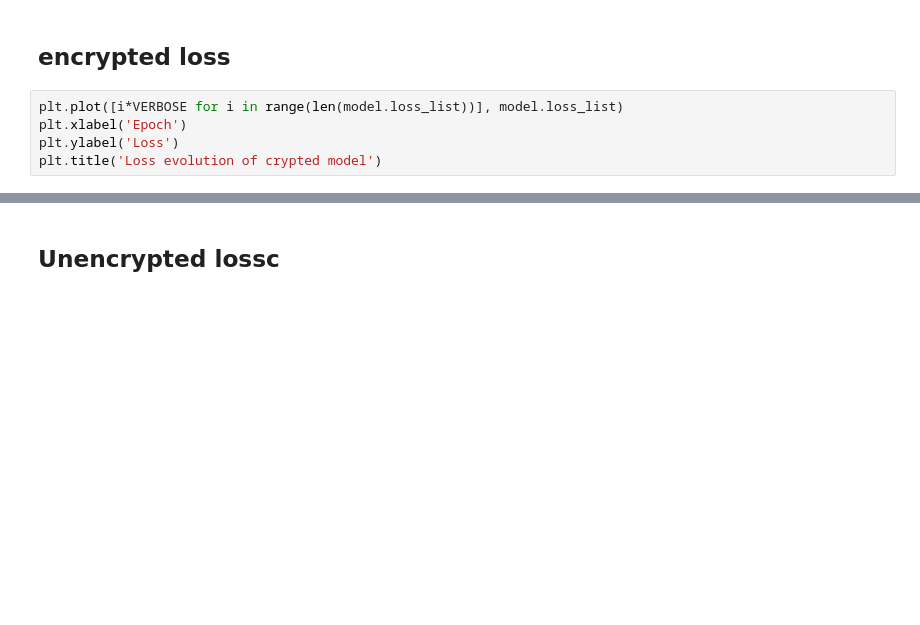
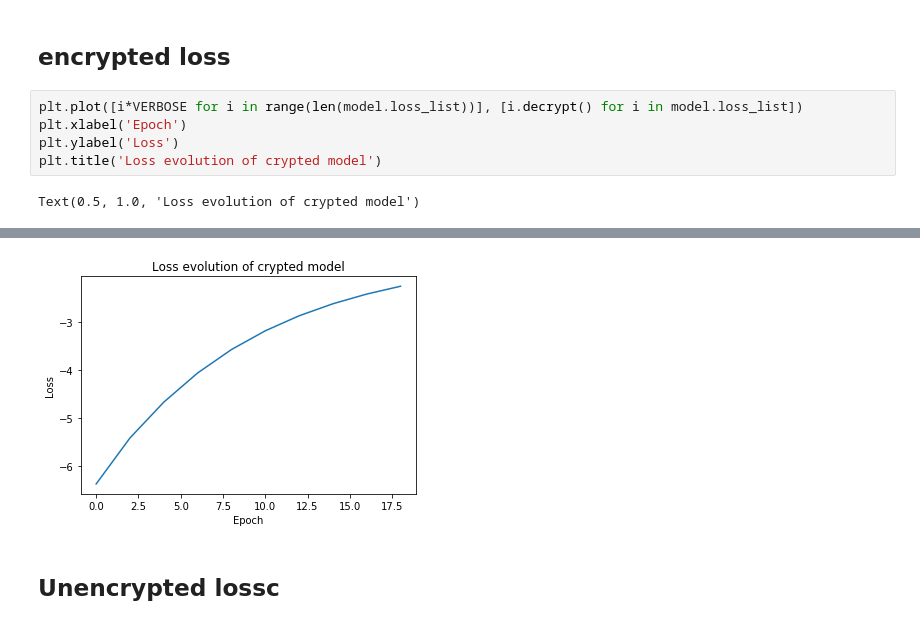
Before and after one commit to arthurPignet/privacy-preserving-titanic-challenge, a Jupyter notebook: ckks_titanic/notebooks/2-ap-main.ipynb, the cells around one changed output, grey strips where cells are left out. Cells and saved outputs as stored; diff of their text form; blank space fills up the shorter version.

```diff
--- a/ckks_titanic/notebooks/2-ap-main.ipynb
+++ b/ckks_titanic/notebooks/2-ap-main.ipynb
@@ -381,7 +421,9 @@ logging.info("Accuracy of unencrypted model : %s " % acc)
 # %% [markdown]
 ## encrypted loss
 # %%
-plt.plot([i*VERBOSE for i in range(len(model.loss_list))], model.loss_list)
+plt.plot([i*VERBOSE for i in range(len(model.loss_list))], [i.decrypt() for i in model.loss_list])
 plt.xlabel('Epoch')
 plt.ylabel('Loss')
 plt.title('Loss evolution of crypted model')
+# %% [output]
+Text(0.5, 1.0, 'Loss evolution of crypted model')
@@ -388,3 +436,4 @@ plt.title('Loss evolution of crypted model')
+[figure, added]
 # %% [markdown]
 ## Unencrypted lossc
 # %%
```
Also changed, not shown: parts of 10 cells of this notebook, 1 other file.
